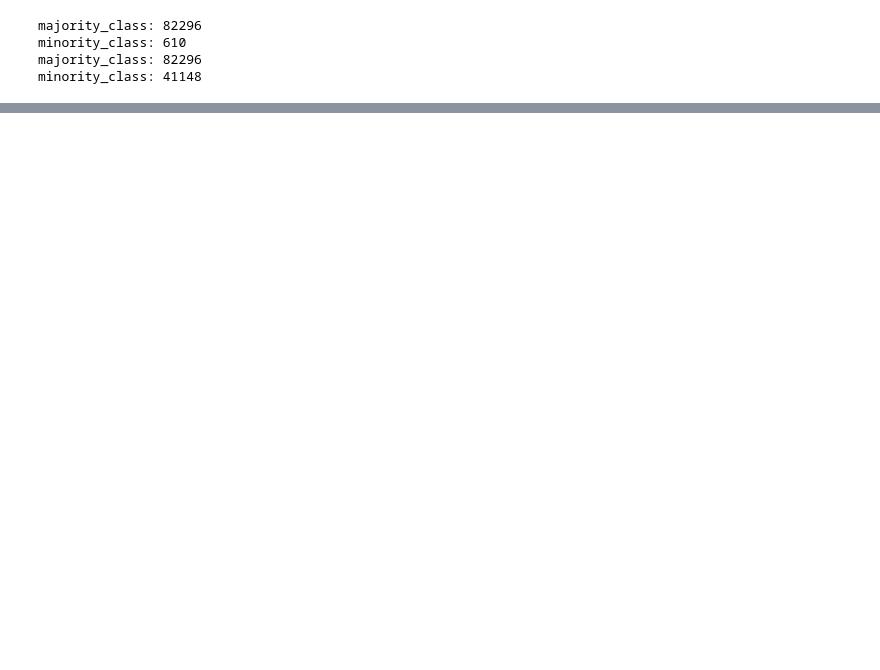
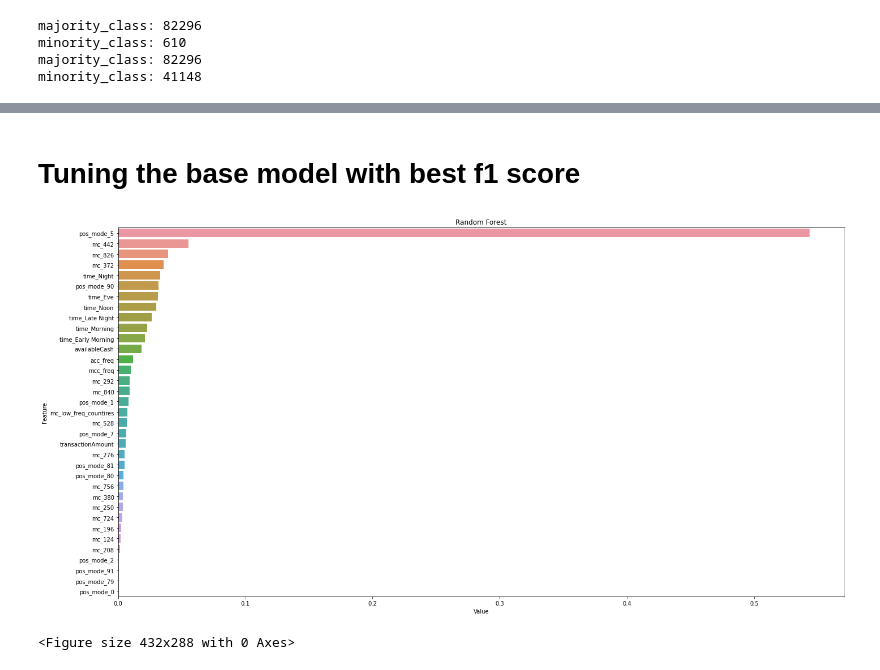
Before and after one commit to yash-td/Fraud-Detection, a Jupyter notebook: fraud-detection.ipynb, the cells around one changed output, grey strips where cells are left out. Cells and saved outputs as stored; diff of their text form; code cells hidden in the pictures; blank space fills up the shorter version.

```diff
--- a/fraud-detection.ipynb
+++ b/fraud-detection.ipynb
@@ -271,4 +257,4 @@ plt.show()
 # %%
-X = data_features.drop(columns=['isFraud'])
-y = data_features['isFraud']
+# X = data_features.drop(columns=['isFraud'])
+# y = data_features['isFraud']
 # %%
@@ -348,0 +308,14 @@ array([[35213,    57],
+# %% [markdown]
+# Tuning the base model with best f1 score
+# %%
+feature_imp = pd.DataFrame(sorted(zip(rfc.feature_importances_,X.columns)), columns=['Value','Feature'])
+
+plt.figure(figsize=(20, 10))
+sns.barplot(x="Value", y="Feature", data=feature_imp.sort_values(by="Value", ascending=False))
+plt.title('Random Forest')
+plt.tight_layout()
+plt.show()
+plt.savefig('f-imp.png')
+# %% [output]
+[figure, added]
+<Figure size 432x288 with 0 Axes>
```
Also changed, not shown: parts of 43 cells of this notebook, 3 other files.
